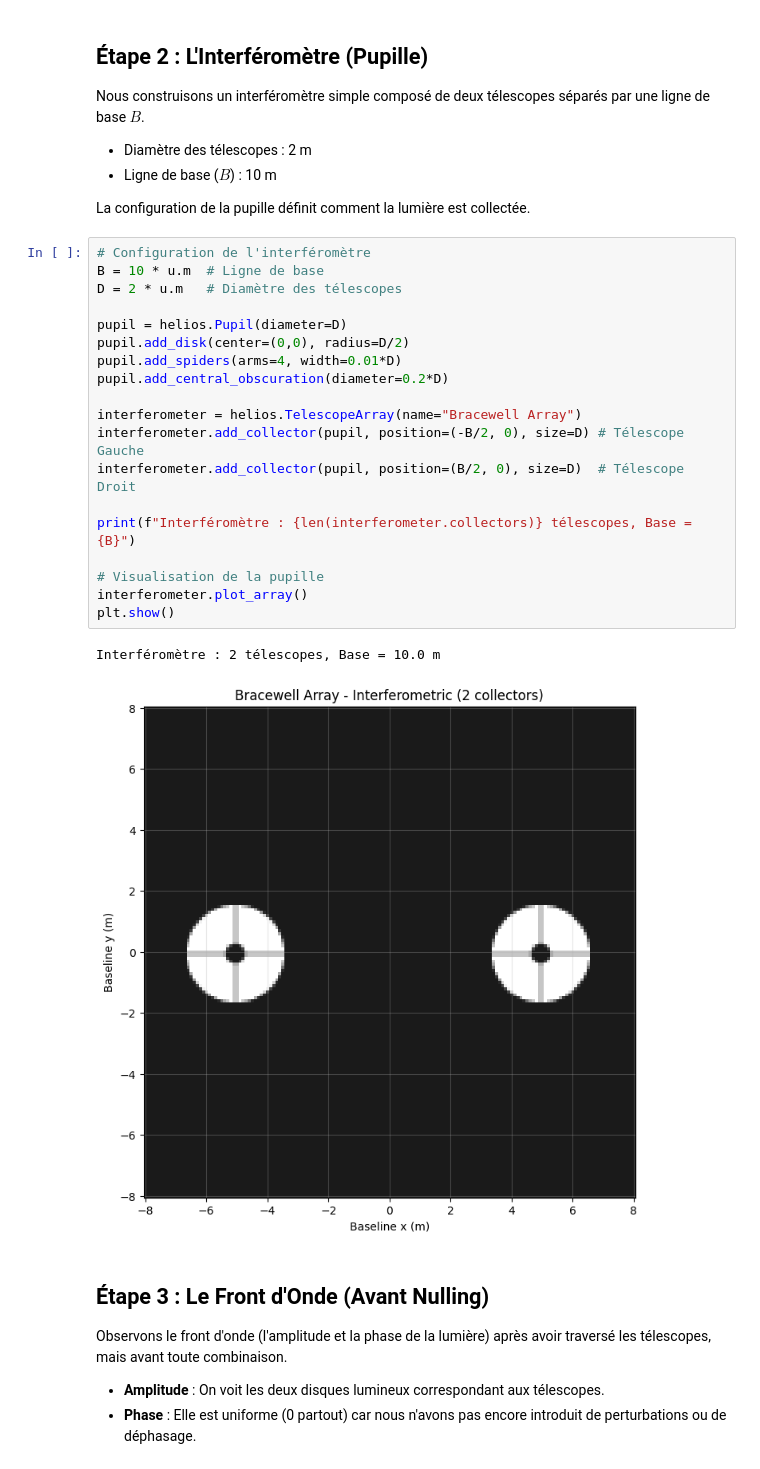
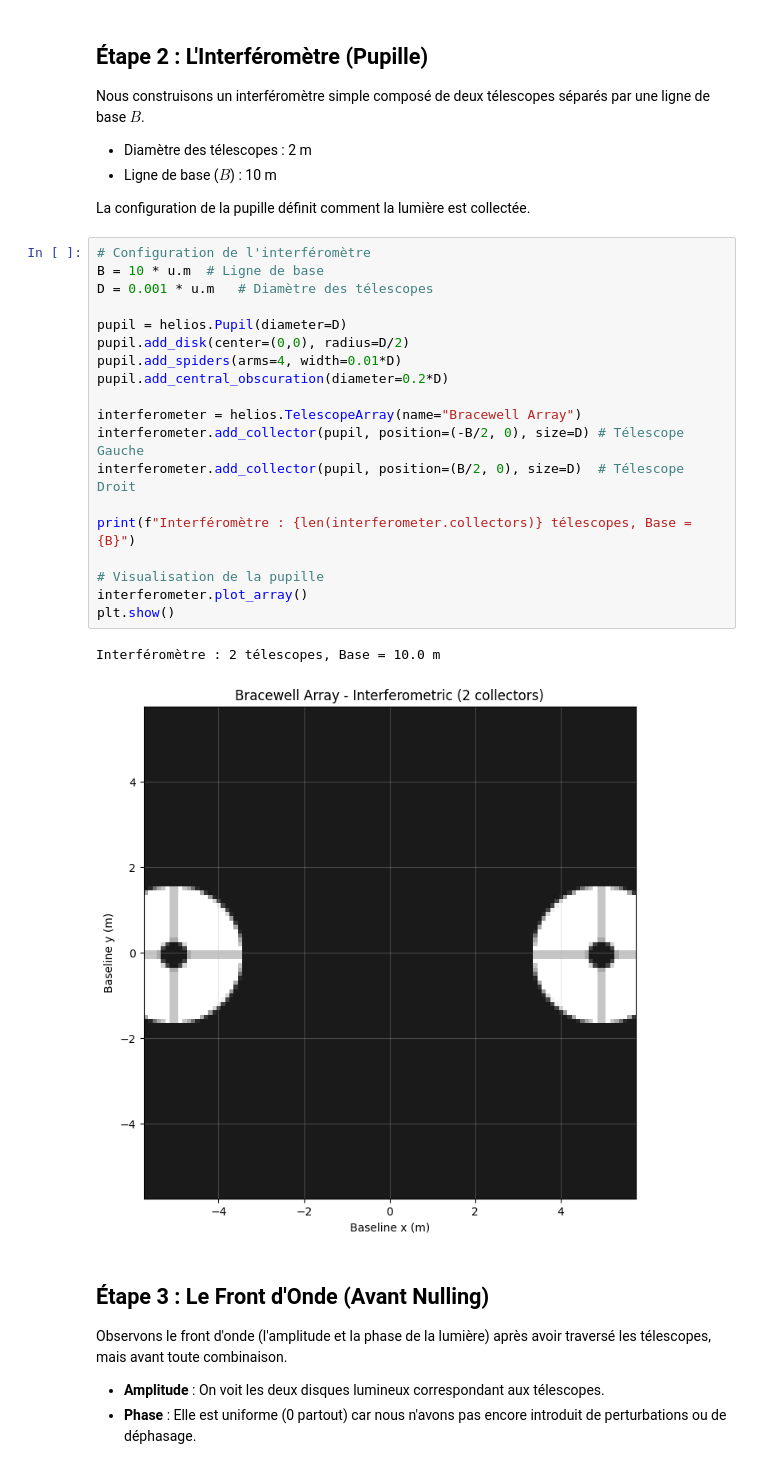
Before and after one commit to VForiel/HELIOS, a Jupyter notebook: tests.ipynb, the cells around one changed output. Cells and saved outputs as stored; diff of their text form.

```diff
--- a/tests.ipynb
+++ b/tests.ipynb
@@ -54,25 +54,25 @@ La configuration de la pupille définit comment la lumière est collectée.
 # %%
 # Configuration de l'interféromètre
 B = 10 * u.m  # Ligne de base
-D = 2 * u.m   # Diamètre des télescopes
+D = 0.001 * u.m   # Diamètre des télescopes
 
 pupil = helios.Pupil(diameter=D)
 pupil.add_disk(center=(0,0), radius=D/2)
 pupil.add_spiders(arms=4, width=0.01*D)
 pupil.add_central_obscuration(diameter=0.2*D)
 
 interferometer = helios.TelescopeArray(name="Bracewell Array")
 interferometer.add_collector(pupil, position=(-B/2, 0), size=D) # Télescope Gauche
 interferometer.add_collector(pupil, position=(B/2, 0), size=D)  # Télescope Droit
 
 print(f"Interféromètre : {len(interferometer.collectors)} télescopes, Base = {B}")
 
 # Visualisation de la pupille
 interferometer.plot_array()
 plt.show()
 # %% [output]
 Interféromètre : 2 télescopes, Base = 10.0 m
-[figure, old version]
+[figure, new version]
 # %% [markdown]
 ## Étape 3 : Le Front d'Onde (Avant Nulling)
 
```
Also changed, not shown: parts of 7 cells of this notebook, 20 other files.
